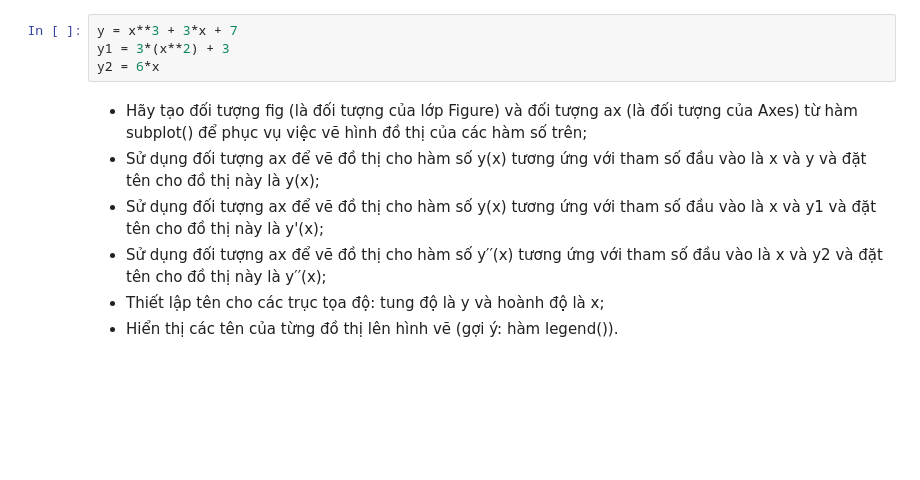
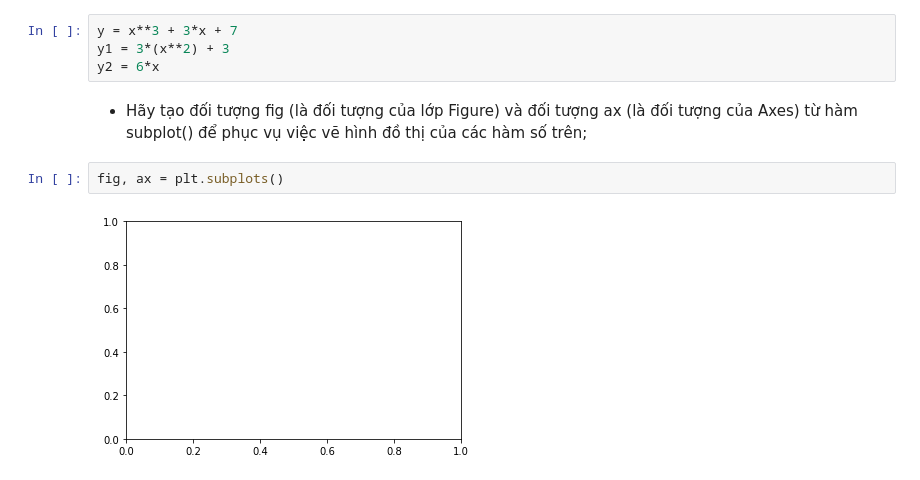
Before and after one commit to LBQTrung/Matplotlib, a Jupyter notebook: matplotlib_exercise_1.ipynb, the cells around one changed output. Saved outputs shown, nothing was run; the diff lists cells and outputs as text; blank space fills up the shorter version.

```diff
--- a/matplotlib_exercise_1.ipynb
+++ b/matplotlib_exercise_1.ipynb
@@ -25,12 +25,10 @@ x = np.linspace(-6, 5, num = 1500)
 y = x**3 + 3*x + 7
 y1 = 3*(x**2) + 3
 y2 = 6*x
-# %% [markdown]
-* Hãy tạo đối tượng fig (là đối tượng của lớp Figure) và đối tượng ax (là đối tượng của
-Axes) từ hàm subplot() để phục vụ việc vẽ hình đồ thị của các hàm số trên;
-* Sử dụng đối tượng ax để vẽ đồ thị cho hàm số y(x) tương ứng với tham số đầu vào là x và
-y và đặt tên cho đồ thị này là y(x);
-* Sử dụng đối tượng ax để vẽ đồ thị cho hàm số y(x) tương ứng với tham số đầu vào là x và y1 và đặt tên cho đồ thị này là y'(x);
-* Sử dụng đối tượng ax để vẽ đồ thị cho hàm số y′′(x) tương ứng với tham số đầu vào là x và y2 và đặt tên cho đồ thị này là y′′(x);
-* Thiết lập tên cho các trục tọa độ: tung độ là y và hoành độ là x;
-* Hiển thị các tên của từng đồ thị lên hình vẽ (gợi ý: hàm legend()).
+# %% [markdown]
+* Hãy tạo đối tượng fig (là đối tượng của lớp Figure) và đối tượng ax (là đối tượng của
+Axes) từ hàm subplot() để phục vụ việc vẽ hình đồ thị của các hàm số trên;
+# %%
+fig, ax = plt.subplots()
+# %% [output]
+[figure, added]
```
Also changed, not shown: parts of 10 cells of this notebook.
